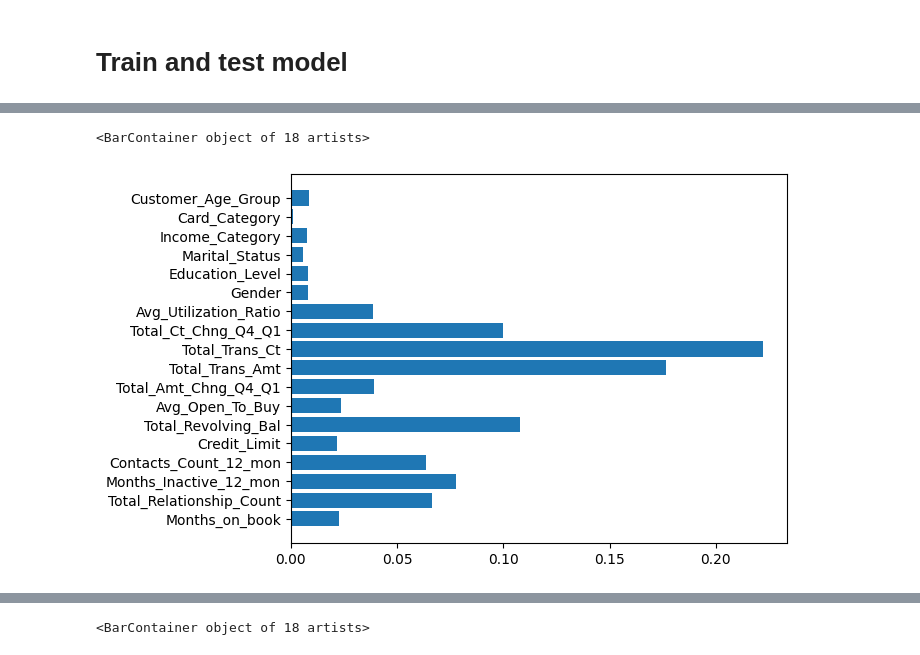
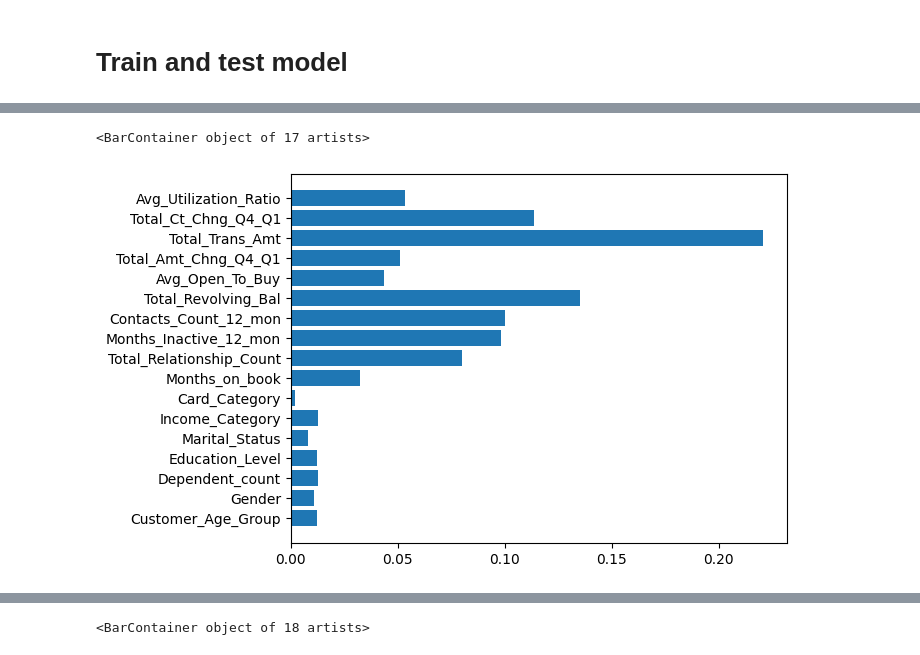
Before and after one commit to CaoThanhNg03/Customer-Churn-Predict, a Jupyter notebook: demo.ipynb, the cells around one changed output, grey strips where cells are left out. Drawn from its saved outputs; the diff is of its cells as text; code cells hidden in the pictures.

```diff
--- a/demo.ipynb
+++ b/demo.ipynb
@@ -15,10 +16,10 @@ from imblearn.over_sampling import SMOTE
 # %% [markdown]
 # Preprocessing
 # %%
-df = pd.read_csv("BankChurners.csv")
-df.drop(df.columns[-2:], axis = 1, inplace= True)
-df.drop(df.columns[0], axis =1, inplace= True)
-df.columns
+raw_df = pd.read_csv("BankChurners.csv")
+raw_df.drop(raw_df.columns[-2:], axis = 1, inplace= True)
+raw_df.drop(raw_df.columns[0], axis =1, inplace= True)
+raw_df.columns
 # %% [output]
 Index(['Attrition_Flag', 'Customer_Age', 'Gender', 'Dependent_count',
        'Education_Level', 'Marital_Status', 'Income_Category', 'Card_Category',
@@ -34,6 +35,7 @@ numeric_features = ['Months_on_book', 'Total_Relationship_Count', 'Months_Inacti
                     'Avg_Open_To_Buy', 'Total_Amt_Chng_Q4_Q1', 'Total_Trans_Amt',
                     'Total_Trans_Ct', 'Total_Ct_Chng_Q4_Q1', 'Avg_Utilization_Ratio']
 minmax_normalizer = MinMaxScaler()
+df = raw_df.copy()
 df[numeric_features] = minmax_normalizer.fit_transform(df[numeric_features])
 # %%
 #Encoding target
@@ -89,7 +103,12 @@ plt.show()
 [figure]
 # %%
 #Features and labels split
-selected_feature = numeric_features+categorical_features
+selected_feature = ['Customer_Age_Group', 'Gender', 'Dependent_count',
+                    'Education_Level', 'Marital_Status', 'Income_Category', 'Card_Category',
+                    'Months_on_book', 'Total_Relationship_Count', 'Months_Inactive_12_mon',
+                    'Contacts_Count_12_mon', 'Total_Revolving_Bal',
+                    'Avg_Open_To_Buy', 'Total_Amt_Chng_Q4_Q1', 'Total_Trans_Amt',
+                    'Total_Ct_Chng_Q4_Q1', 'Avg_Utilization_Ratio']
 X = df[selected_feature]
 y = df['Attrition_Flag']
 
@@ -148,7 +160,13 @@ weighted avg       0.97      0.97      0.97      2026
 # %%
 rf = RandomForestClassifier()
 rf.fit(X_train_res, y_train_res)
-plt.barh(selected_feature, rf.feature_importances_)
+
+# Find the index of the most important feature
+importance = rf.feature_importances_
+most_important_feature_index = importance.argmax()
+most_important_feature_name = X_train.columns[most_important_feature_index]
+
+plt.barh(selected_feature, importance)
 # %% [output]
-<BarContainer object of 18 artists>
+<BarContainer object of 17 artists>
-[figure, old version]
+[figure, new version]
```
Also changed, not shown: parts of 7 cells of this notebook.
